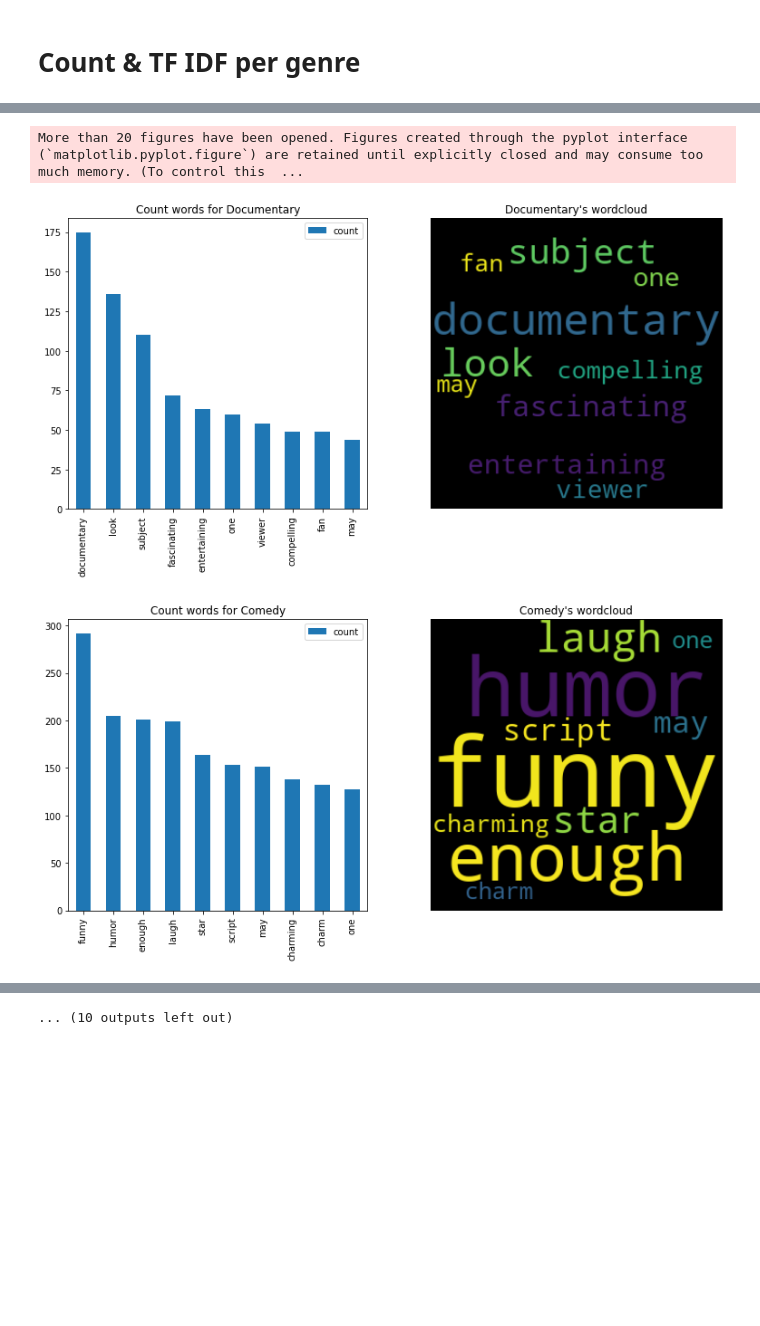
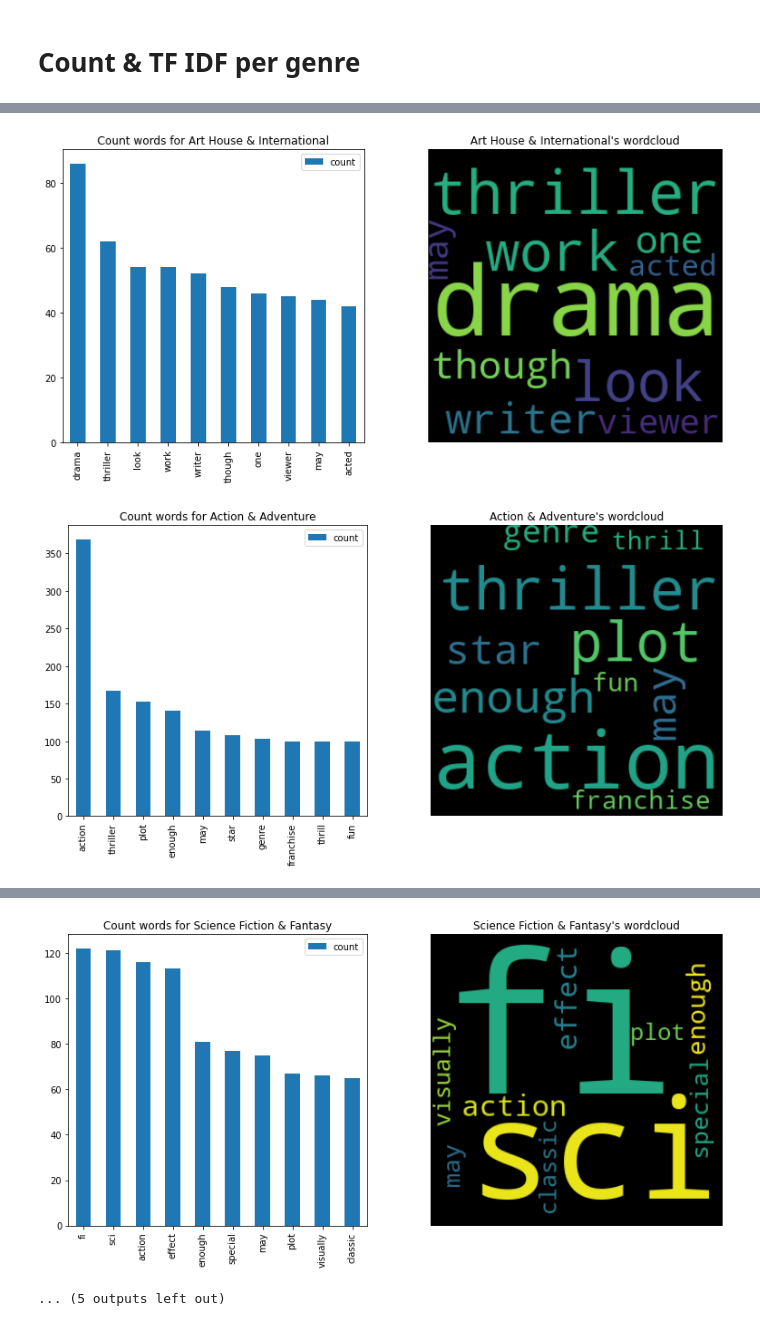
Before and after one commit to fdmdlb/nextflix, a Jupyter notebook: Analysis amount count reviews.ipynb, the cells around one changed output, grey strips where cells are left out. Cells and saved outputs as stored; diff of their text form; code cells hidden in the pictures; blank space fills up the shorter version.

Commit message:
Reduce genre list in loop V2

```diff
--- a/Analysis amount count reviews.ipynb
+++ b/Analysis amount count reviews.ipynb
@@ -463,8 +484,7 @@ I am creating words clouds with counts and stops words to exclude 10 most freq w
 # %%
-for genre in set(list_genres.index):
+for genre in set(list_genres[list_genres > 105].index):
     X = df_movies_explodes[(~df_movies_explodes["X_lem"].isna()) & (df_movies_explodes["genres"].str.contains(genre))]["X_lem"].apply(lambda wlist: " ".join(wlist))
     get_count(X, genre, 10, stop_words= set(np.append(list_idx, stop_words)) )
 # %% [output]
-More than 20 figures have been opened. Figures created through the pyplot interface (`matplotlib.pyplot.figure`) are retained until explicitly closed and may consume too much memory. (To control this  ...
-[figure, old version]
+[figure, new version]
-[figure, old version]
+[figure, new version]
@@ -480 +500,2 @@ More than 20 figures have been opened. Figures created through the pyplot interf
-... (10 outputs left out)
+[figure, added]
+... (5 outputs left out)
```
Also changed, not shown: parts of 26 cells of this notebook.
